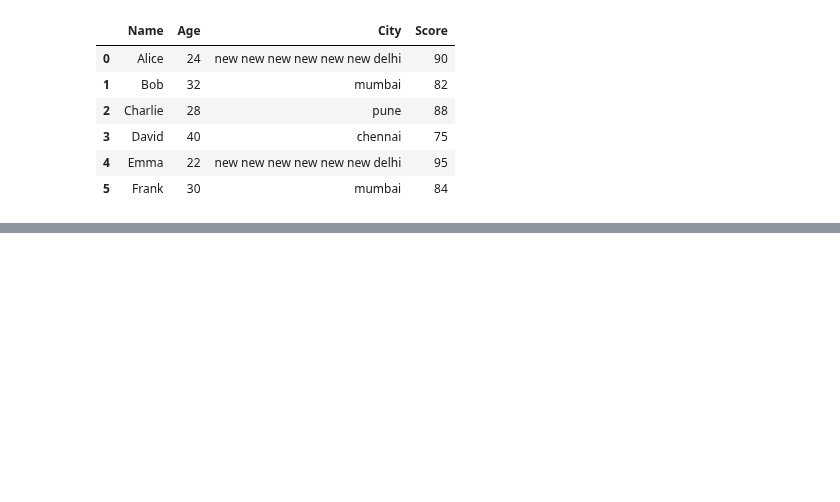
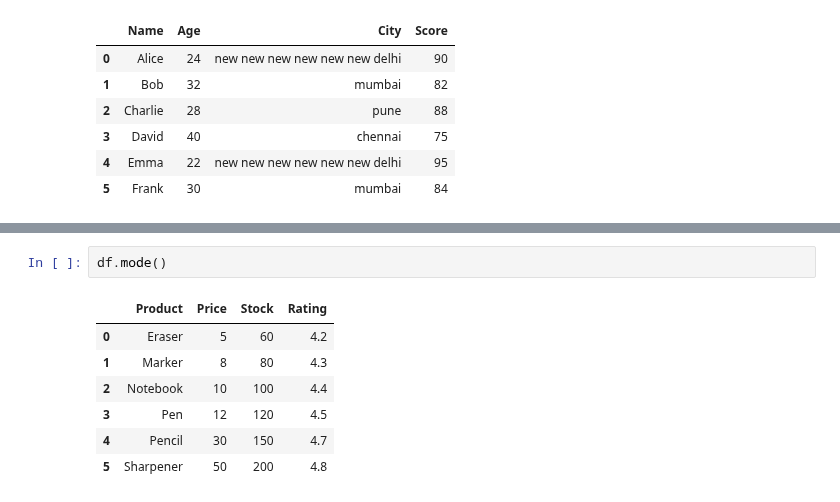
Before and after one commit to sh1vam31/Complete_DataScience, a Jupyter notebook: Pandas.ipynb, the cells around one changed output, grey strips where cells are left out. Drawn from its saved outputs; the diff is of its cells as text; blank space fills up the shorter version.

```diff
--- a/Pandas.ipynb
+++ b/Pandas.ipynb
@@ -764,0 +834,10 @@ s
+# %%
+df.mode()
+# %% [output]
+|  | Product | Price | Stock | Rating |
+| 0 | Eraser | 5 | 60 | 4.2 |
+| 1 | Marker | 8 | 80 | 4.3 |
+| 2 | Notebook | 10 | 100 | 4.4 |
+| 3 | Pen | 12 | 120 | 4.5 |
+| 4 | Pencil | 30 | 150 | 4.7 |
+| 5 | Sharpener | 50 | 200 | 4.8 |
```
Also changed, not shown: parts of 17 cells of this notebook.
